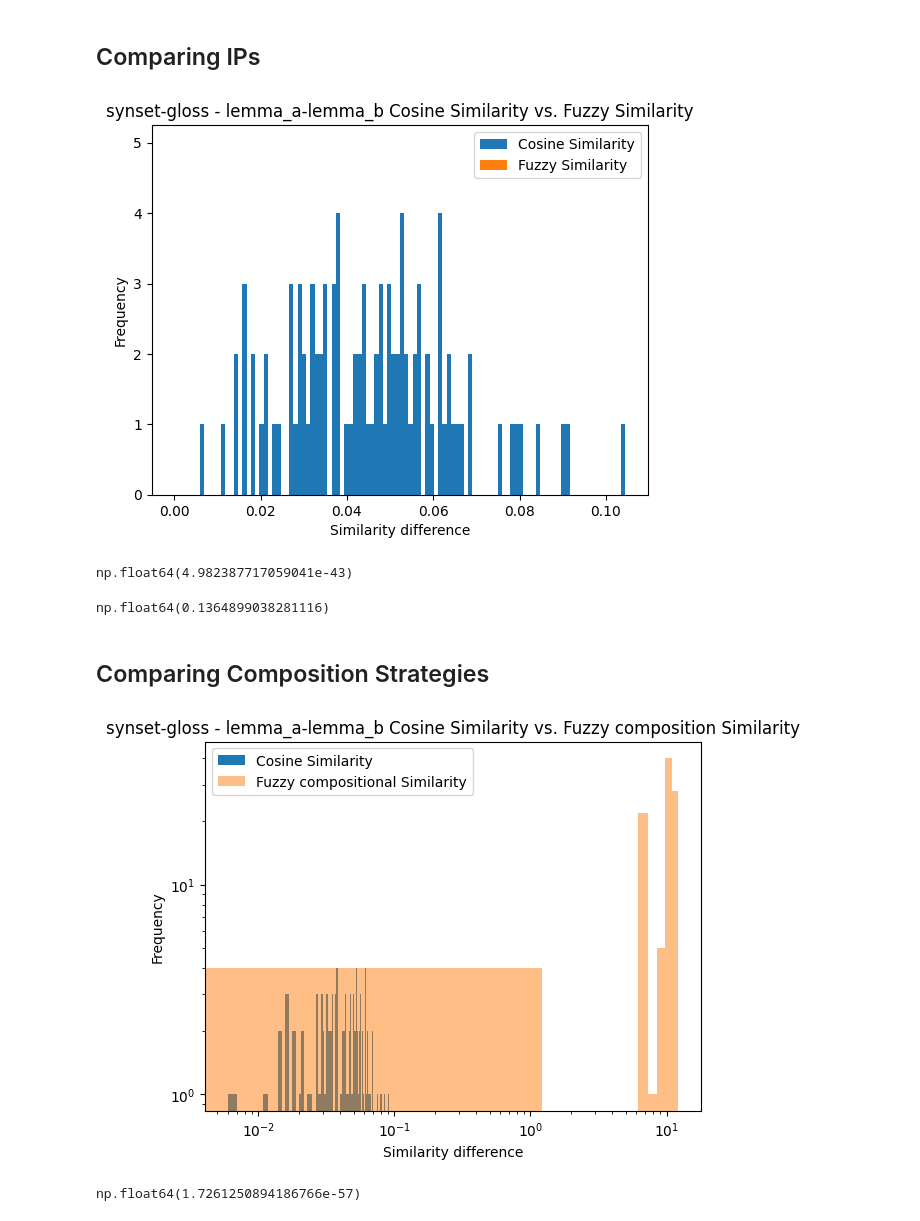
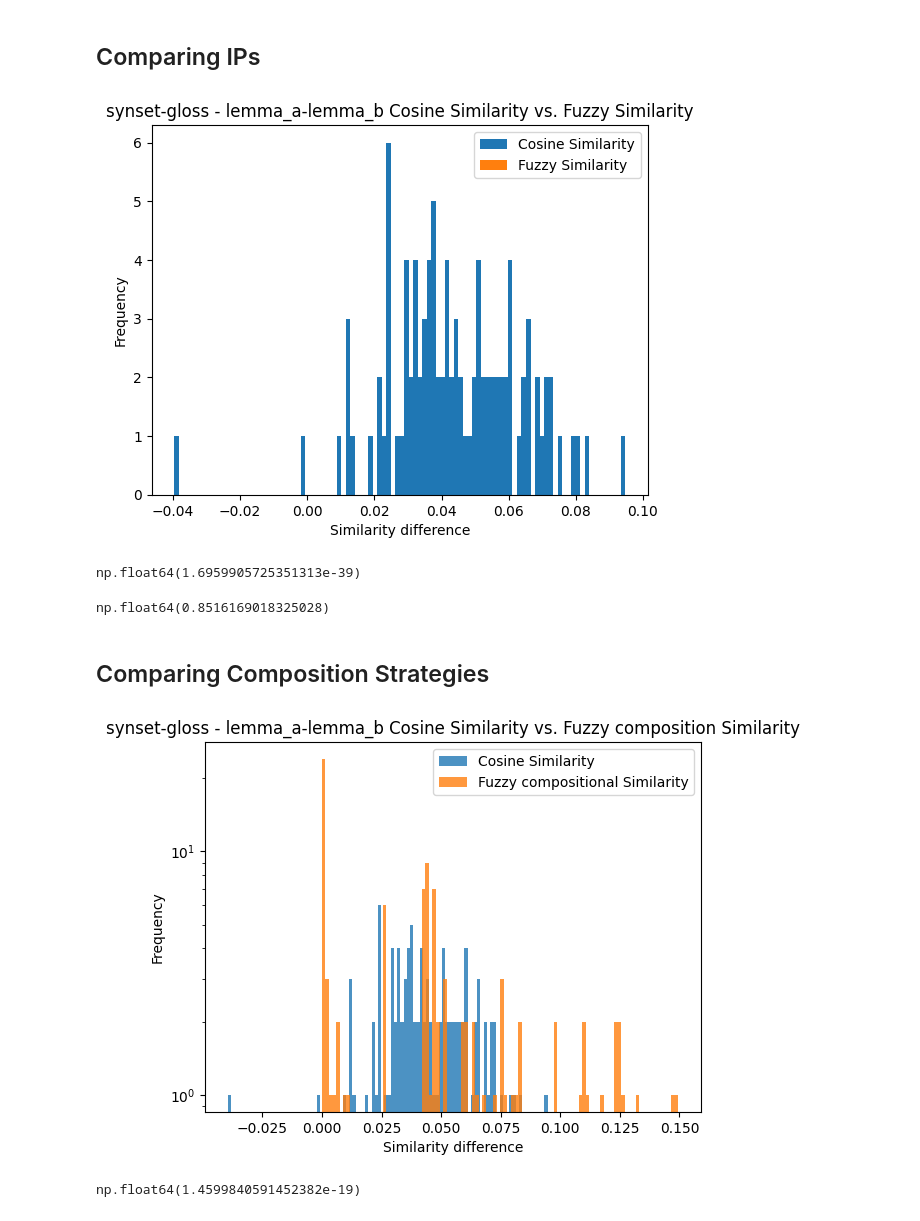
Before and after one commit to IsaacFigNewton/DisCoFuzz, a Jupyter notebook: DisCoFuzz_WF.ipynb, the cells around one changed output. Cells and saved outputs as stored; diff of their text form; code cells hidden in the pictures.

```diff
--- a/DisCoFuzz_WF.ipynb
+++ b/DisCoFuzz_WF.ipynb
@@ -571,14 +463,6 @@ class FourierFuzzifier:
         flatten_layer = tf.keras.layers.Flatten()
 
         freqs = tf.range(0, self.kernel_size, dtype=tf.float32)
-        freqs_2 = freqs * freqs
-        # get frequencies^2
-        freqs_2_batch = tf.broadcast_to(
-            tf.expand_dims(freqs_2, axis=0),
-            [tf.shape(a)[0], self.kernel_size]
-        )
-        freqs_2_batch = tf.cast(freqs_2_batch, tf.float32)
-        freqs_2 = freqs_2.numpy()
 
         a_npsd = self.get_npsd_batch(a)
         if len(tf.shape(a_npsd)) != 2:
@@ -588,26 +472,27 @@ class FourierFuzzifier:
             raise ValueError(f"Input tensor must have shape (batch_size, kernel_size), received tensor of shape {tf.shape(b_npsd)}")
 
         # energy is proportional to frequency^2 * amplitude^2
-        a_energy = a_npsd * a_npsd * freqs_2_batch
-        b_energy = b_npsd * b_npsd * freqs_2_batch
+        a_energy = a_npsd * a_npsd * freqs * freqs
+        b_energy = b_npsd * b_npsd * freqs * freqs
         # Normalize to probability distributions
         a_energy = a_energy / tf.reduce_sum(a_energy, axis=1, keepdims=True)
         b_energy = b_energy / tf.reduce_sum(b_energy, axis=1, keepdims=True)
 
-        # Replaced match/case with if/elif for Python <3.10 compatibility
         if method == "ot":
-            a_energy_normed_numpy = a_energy.numpy()
-            b_energy_normed_numpy = b_energy.numpy()
+            max_freq = self.kernel_size - 1
+            a_energy = a_energy.numpy()
+            b_energy = b_energy.numpy()
 
-            u, v = np.meshgrid(freqs_2, freqs_2)
-            cost = (u-v)**2
+            u, v = np.meshgrid(freqs, freqs)
+            # normalize Wasserstein-2 metric
+            cost = ((u - v) / max_freq) ** 2
             cost = np.ascontiguousarray(cost, dtype='float64')
 
             total_cost = 0
             for i in range(a.shape[0]):
                 plan = ot.emd(
-                    np.ascontiguousarray(a_energy_normed_numpy[i, :]),
-                    np.ascontiguousarray(b_energy_normed_numpy[i, :]),
+                    np.ascontiguousarray(a_energy[i, :]),
+                    np.ascontiguousarray(b_energy[i, :]),
                     cost,
                     check_marginals=False
                 )
@@ -616,14 +501,20 @@ class FourierFuzzifier:
             return np.log1p(np.abs(total_cost / a.shape[0]))
 
         elif method == "cosine":
-            # Removed debug print statement
+            # get frequencies^2
+            freqs_2_batch = tf.broadcast_to(
+                tf.expand_dims(freqs*freqs, axis=0),
+                [tf.shape(a)[0], self.kernel_size]
+            )
+            freqs_2_batch = tf.cast(freqs_2_batch, tf.float32)
+
             a_normed, a_norm = tf.linalg.normalize(
                 tf.abs(a) * freqs_2_batch,
-                axis=1  # Fixed: was axis=0, should be axis=1 for batch operations
+                axis=1  # should be axis=1 for batch operations
             )
             b_normed, b_norm = tf.linalg.normalize(
                 tf.abs(b) * freqs_2_batch,
-                axis=1  # Fixed: was axis=0
+                axis=1
             )
             a_normed_flat = flatten_layer(a_normed)
             b_normed_flat = flatten_layer(b_normed)
@@ -1170,34 +1061,34 @@ plt.legend(["Cosine Similarity", "Fuzzy Similarity"])
 plt.title("synset-gloss - lemma_a-lemma_b Cosine Similarity vs. Fuzzy Similarity")
 plt.show()
 # %% [output]
-[figure, old version]
+[figure, new version]
 # %%
 # get probability mean(eval_df["separability_fuzzy"]) > 0
 stats.ttest_1samp(eval_df["separability"], 0, alternative="greater").pvalue
 # %% [output]
-np.float64(4.982387717059041e-43)
+np.float64(1.6959905725351313e-39)
 # %%
 # get probability mean(eval_df["separability_fuzzy"]) > 0
 stats.ttest_1samp(eval_df["separability_fuzzy"], 0, alternative="greater").pvalue
 # %% [output]
-np.float64(0.1364899038281116)
+np.float64(0.8516169018325028)
 # %% [markdown]
 ## Comparing Composition Strategies
 # %%
 eval_df["separability_fuzzy_compositional"] = eval_df["syn_gloss_fuzzy_comp_sel_int_mean_similarities"] - eval_df["gloss_gloss_fuzzy_similarities"]
-plt.hist(eval_df["separability"], bins=100)
-plt.hist(eval_df["separability_fuzzy_compositional"], bins=10, alpha=0.5)
+plt.hist(eval_df["separability"], bins=100, alpha=0.8)
+plt.hist(eval_df["separability_fuzzy_compositional"], bins=100, alpha=0.8)
 plt.xlabel("Similarity difference")
-plt.xscale("log")
+# plt.xscale("log")
 plt.ylabel("Frequency")
 plt.yscale("log")
 plt.legend(["Cosine Similarity", "Fuzzy compositional Similarity"])
 plt.title("synset-gloss - lemma_a-lemma_b Cosine Similarity vs. Fuzzy composition Similarity")
 plt.show()
 # %% [output]
-[figure, old version]
+[figure, new version]
 # %%
 # get probability mean(eval_df["separability_fuzzy"]) > 0
 stats.ttest_1samp(eval_df["separability_fuzzy_compositional"], 0, alternative="greater").pvalue
 # %% [output]
-np.float64(1.7261250894186766e-57)
+np.float64(1.4599840591452382e-19)
```
Also changed, not shown: parts of 18 cells of this notebook.
